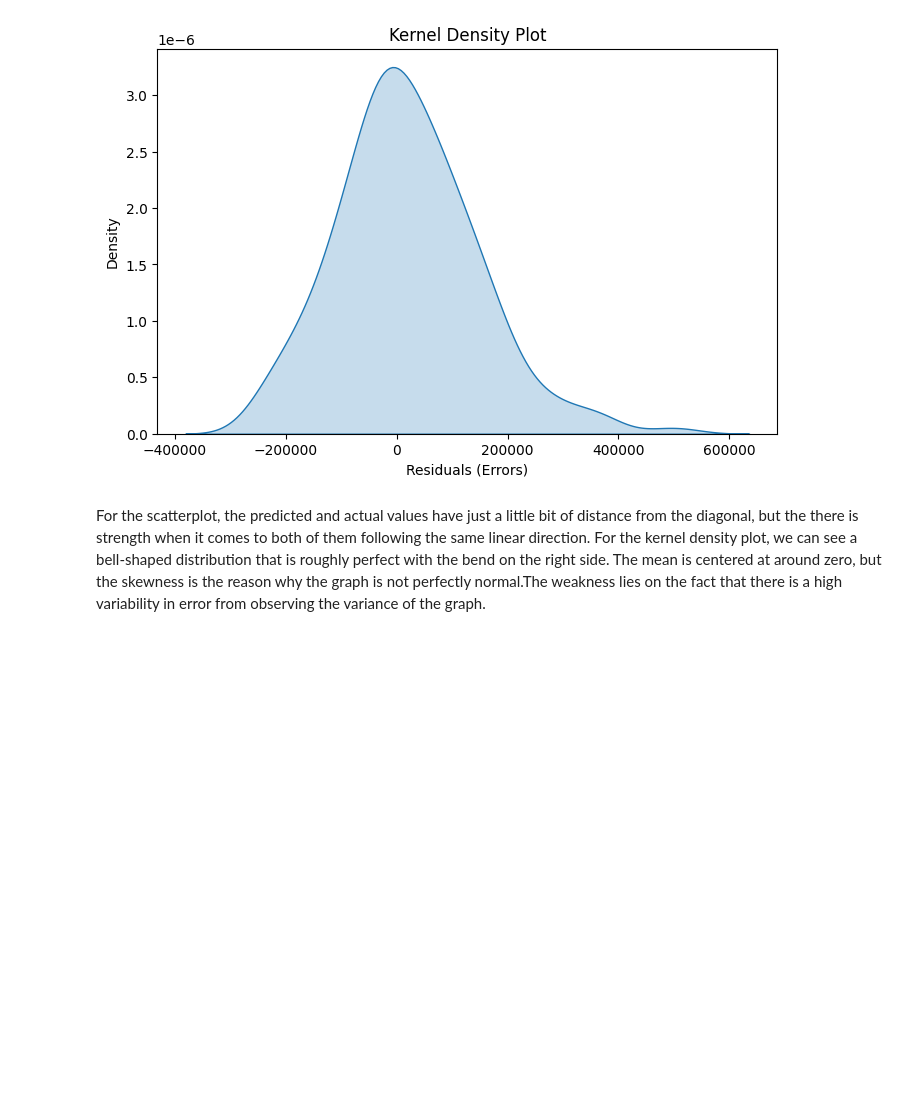
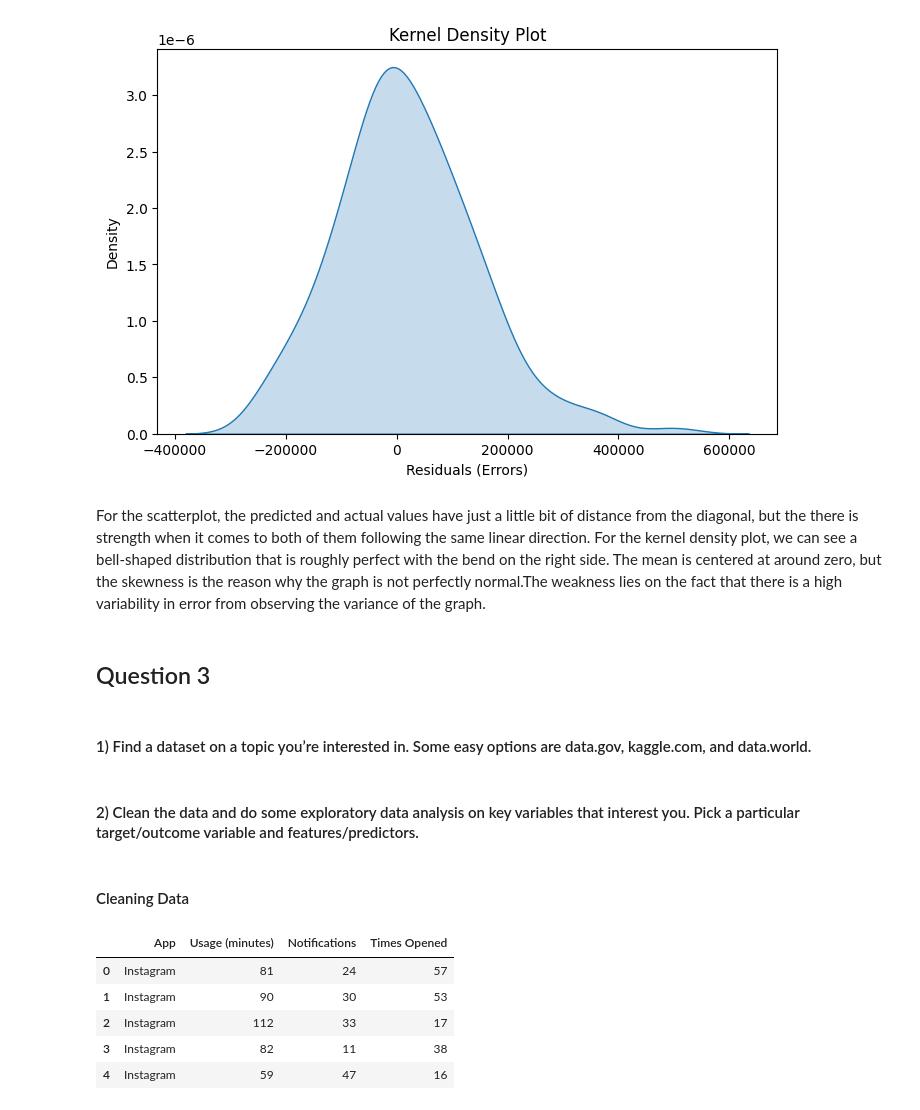
Before and after one commit to PatrickHo718/DS-3021, a Jupyter notebook: 05.1_reg_data_prep/lab4.ipynb, the cells around one changed output. Cells and saved outputs as stored; diff of their text form; code cells hidden in the pictures; blank space fills up the shorter version.

```diff
--- a/05.1_reg_data_prep/lab4.ipynb
+++ b/05.1_reg_data_prep/lab4.ipynb
@@ -521,3 +512,7 @@ plt.show()
 [figure]
 # %% [markdown]
 For the scatterplot, the predicted and actual values have just a little bit of distance from the diagonal, but the there is strength when it comes to both of them following the same linear direction. For the kernel density plot, we can see a bell-shaped distribution that is roughly perfect with the bend on the right side. The mean is centered at around zero, but the skewness is the reason why the graph is not perfectly normal.The weakness lies on the fact that there is a high variability in error from observing the variance of the graph.
+# %% [markdown]
+## Question 3
+# %% [markdown]
+#### 1) Find a dataset on a topic you’re interested in. Some easy options are data.gov, kaggle.com, and data.world.
@@ -523,0 +521,15 @@ For the scatterplot, the predicted and actual values have just a little bit of d
+# %% [markdown]
+#### 2) Clean the data and do some exploratory data analysis on key variables that interest you. Pick a particular target/outcome variable and features/predictors.
+# %% [markdown]
+#### Cleaning Data
+# %%
+df3 = df3.dropna()
+df3 = df3.drop(columns=['Date'])
+df3.head()
+# %% [output]
+|  | App | Usage (minutes) | Notifications | Times Opened |
+| 0 | Instagram | 81 | 24 | 57 |
+| 1 | Instagram | 90 | 30 | 53 |
+| 2 | Instagram | 112 | 33 | 17 |
+| 3 | Instagram | 82 | 11 | 38 |
+| 4 | Instagram | 59 | 47 | 16 |
```
Also changed, not shown: parts of 28 cells of this notebook, 2 other files.
